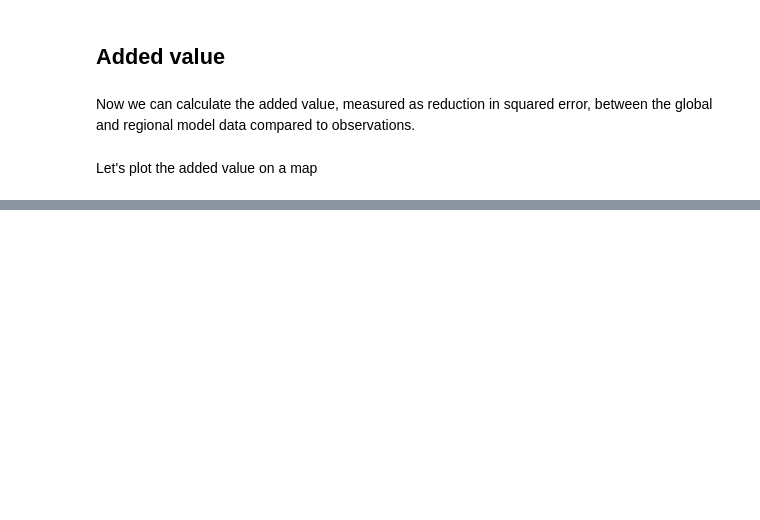
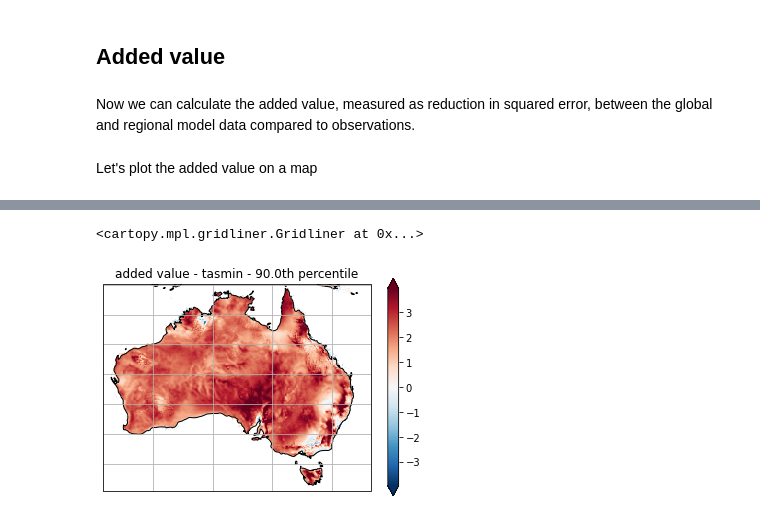
Before and after one commit to AusClimateService/added-value-evaluation, a Jupyter notebook: added-value.ipynb, the cells around one changed output, grey strips where cells are left out. Cells and saved outputs as stored; diff of their text form; code cells hidden in the pictures; blank space fills up the shorter version.

```diff
--- a/added-value.ipynb
+++ b/added-value.ipynb
@@ -297,0 +312,9 @@ ax.gridlines()
+# %%
+p = av.plot.pcolormesh(robust=True, transform=ccrs.PlateCarree(), subplot_kws={"projection": ccrs.PlateCarree()})
+ax = p.axes
+ax.set_title(f"added value - tasmin - {q*100}th percentile")
+ax.coastlines()
+ax.gridlines()
+# %% [output]
+<cartopy.mpl.gridliner.Gridliner at 0x...>
+[figure, added]
```
Also changed, not shown: parts of 15 cells of this notebook, 2 other files.
